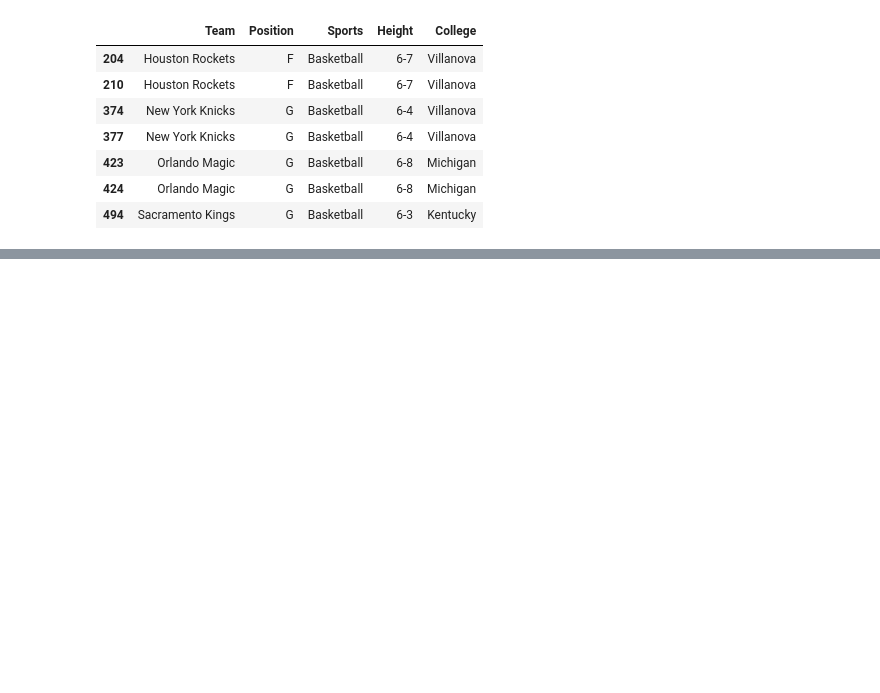
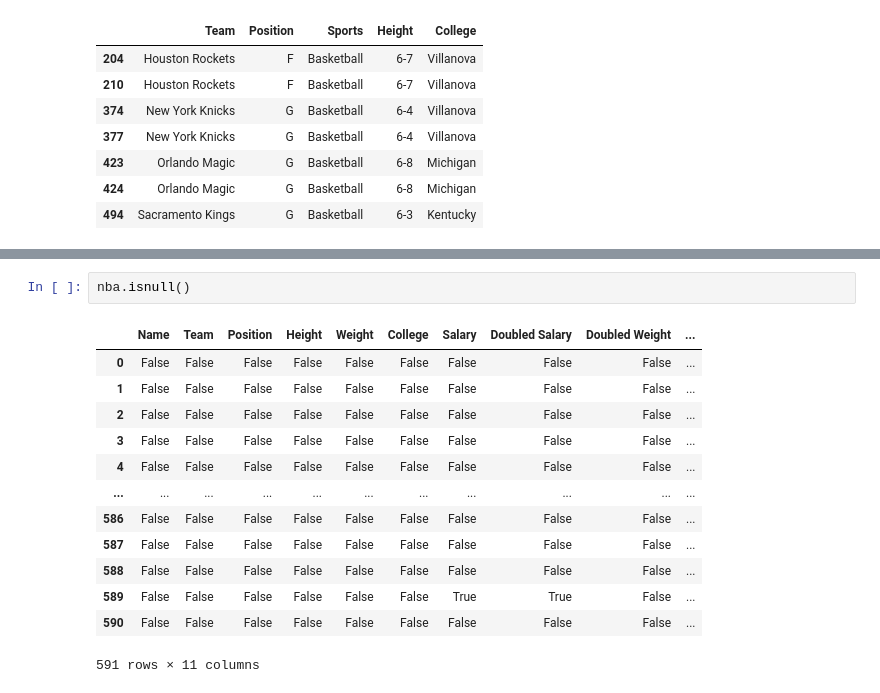
Before and after one commit to sthasarita/Pandas, a Jupyter notebook: Untitled6.ipynb, the cells around one changed output, grey strips where cells are left out. Cells and saved outputs as stored; diff of their text form; blank space fills up the shorter version.

```diff
--- a/Untitled6.ipynb
+++ b/Untitled6.ipynb
@@ -1015,0 +1384,16 @@ duplicates_c.dropna(subset = ["Height", "Coll"])
+# %%
+nba.isnull()
+# %% [output]
+|  | Name | Team | Position | Height | Weight | College | Salary | Doubled Salary | Doubled Weight | ... |
+| 0 | False | False | False | False | False | False | False | False | False | ... |
+| 1 | False | False | False | False | False | False | False | False | False | ... |
+| 2 | False | False | False | False | False | False | False | False | False | ... |
+| 3 | False | False | False | False | False | False | False | False | False | ... |
+| 4 | False | False | False | False | False | False | False | False | False | ... |
+| ... | ... | ... | ... | ... | ... | ... | ... | ... | ... | ... |
+| 586 | False | False | False | False | False | False | False | False | False | ... |
+| 587 | False | False | False | False | False | False | False | False | False | ... |
+| 588 | False | False | False | False | False | False | False | False | False | ... |
+| 589 | False | False | False | False | False | False | True | True | False | ... |
+| 590 | False | False | False | False | False | False | False | False | False | ... |
+591 rows × 11 columns
```
Also changed, not shown: parts of 90 cells of this notebook, 2 other files.
